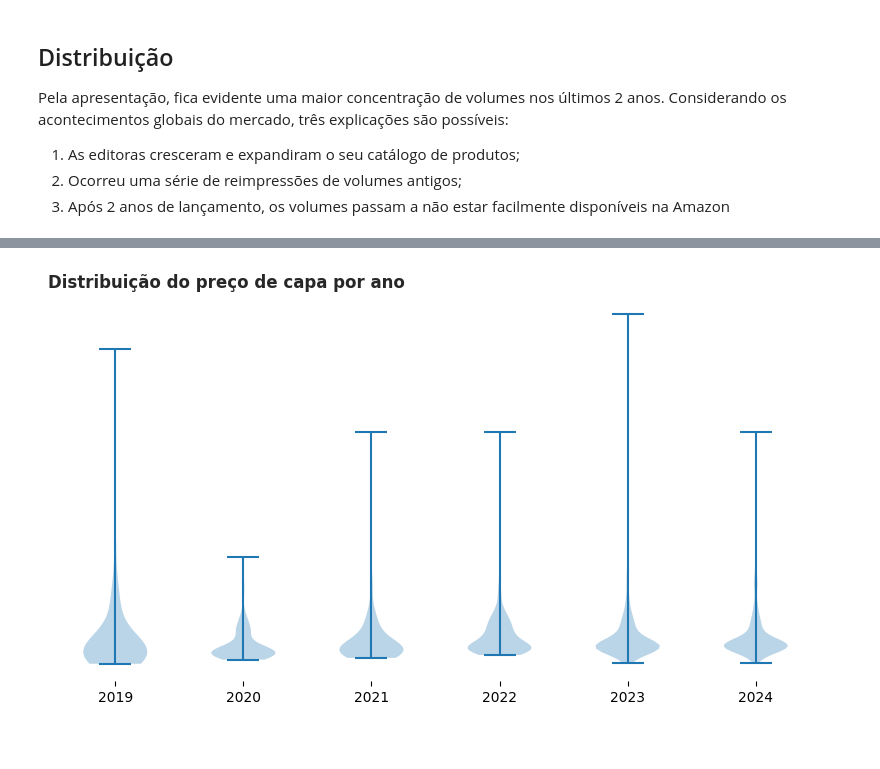
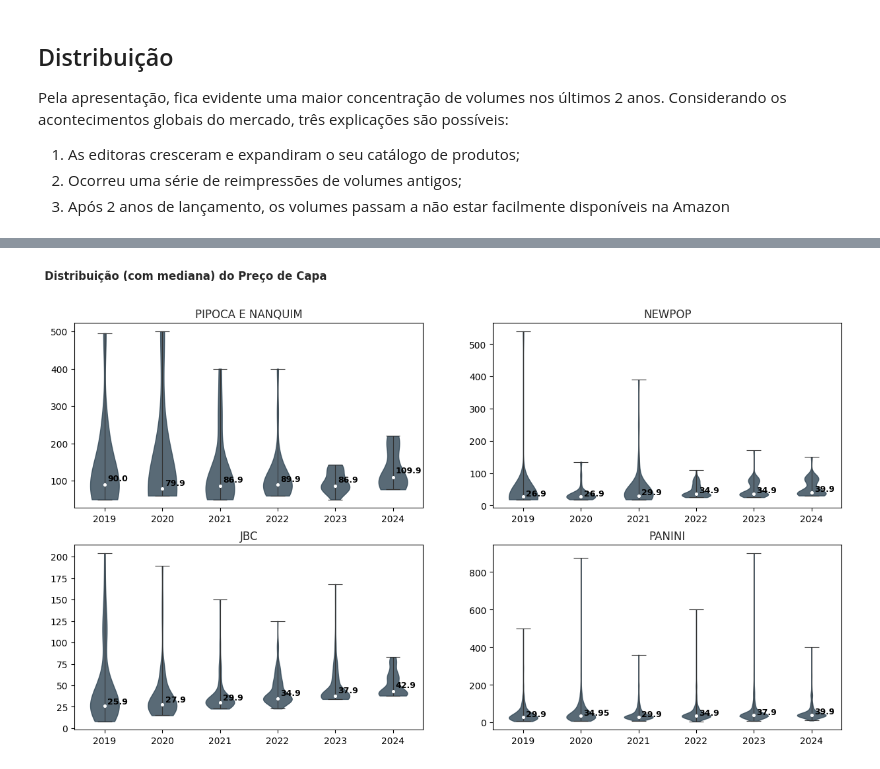
Before and after one commit to BrunoSantosPK/some_analysis, a Jupyter notebook: notebooks/analysis_hq_prices.ipynb, the cells around one changed output, grey strips where cells are left out. Saved outputs shown, nothing was run; the diff lists cells and outputs as text; code cells hidden in the pictures; blank space fills up the shorter version.

```diff
--- a/notebooks/analysis_hq_prices.ipynb
+++ b/notebooks/analysis_hq_prices.ipynb
@@ -129,20 +134,43 @@ plt.show()
-# %%
-# Define o range de anos que serão avaliados
-selected_years = list(range(2019, 2025))
-
-# Cria o gráfico com as configurações básicas
-plt.figure(figsize=(10, 5))
-ax = plt.subplot(111)
-ax.set(frame_on=False)
-
-ax.set_title("Distribuição do preço de capa por ano", color="#272727", fontdict={"fontweight": 800}, loc="left")
-ax.axes.get_yaxis().set_visible(False)
-#ax.set_xticks([i + 1 for i in range(0, len(selected_years))], labels=selected_years)
-
-# Monta o box plot
-x = [dataset.loc[dataset.release_year == y]["full_price"].values for y in selected_years]
-ax.violinplot(x)
-ax.set_xticks([i + 1 for i in range(0, len(selected_years))], labels=selected_years)
-plt.show()
-# %% [output]
-[figure, removed]
+# %%
+# Define o range de anos que serão avaliados
+selected_years = list(range(2019, 2025))
+
+# Cria a configuração básica dos gráficos
+ax: List[List[Axes]]
+fig, ax = plt.subplots(2, 2, figsize=(15, 8))
+fig.suptitle("Distribuição (com mediana) do Preço de Capa", color="#272727", weight=800, ha="left", x=0.095)
+
+# Percorre as editoras
+publishers = ["PIPOCA E NANQUIM", "NEWPOP", "JBC", "PANINI"]
+axes = [ax[0][0], ax[0][1], ax[1][0], ax[1][1]]
+
+for publisher, axs in zip(publishers, axes):
+    # Filtra dados e recupera preços
+    subset = dataset.loc[dataset.publisher == publisher]
+    x = [subset.loc[subset.release_year == y]["full_price"].values for y in selected_years]
+    medians = [np.percentile(x[i], 50) for i in range(0, len(x))]
+
+    # Organiza o gráfico
+    indices = [i + 1 for i in range(0, len(selected_years))]
+    parts = axs.violinplot(x, showmedians=False, showextrema=True)
+    axs.set_title(f"{publisher}", color="#272727")
+    axs.set_xticks(indices, labels=selected_years)
+
+    # Customização do corpo do violinplot
+    for p in parts["bodies"]:
+        p.set_color("#2f4554")
+        p.set_alpha(0.8)
+
+    # Customização dos elementos de estatística do violinplot
+    for partname in ["cbars", "cmins", "cmaxes"]:
+        parts[partname].set_edgecolor("#333333")
+        parts[partname].set_linewidth(0.8)
+
+    # Adição de itens descritivos
+    axs.scatter(indices, medians, marker="o", color="white", s=7, zorder=3)
+    for i in range(0, len(indices)):
+        axs.text(indices[i] + 0.05, medians[i] * 1.1, medians[i], fontdict={"fontweight": 800, "fontsize": 9})
+
+plt.show()
+# %% [output]
+[figure, added]
```
Also changed, not shown: parts of 4 cells of this notebook, 1 other file.
